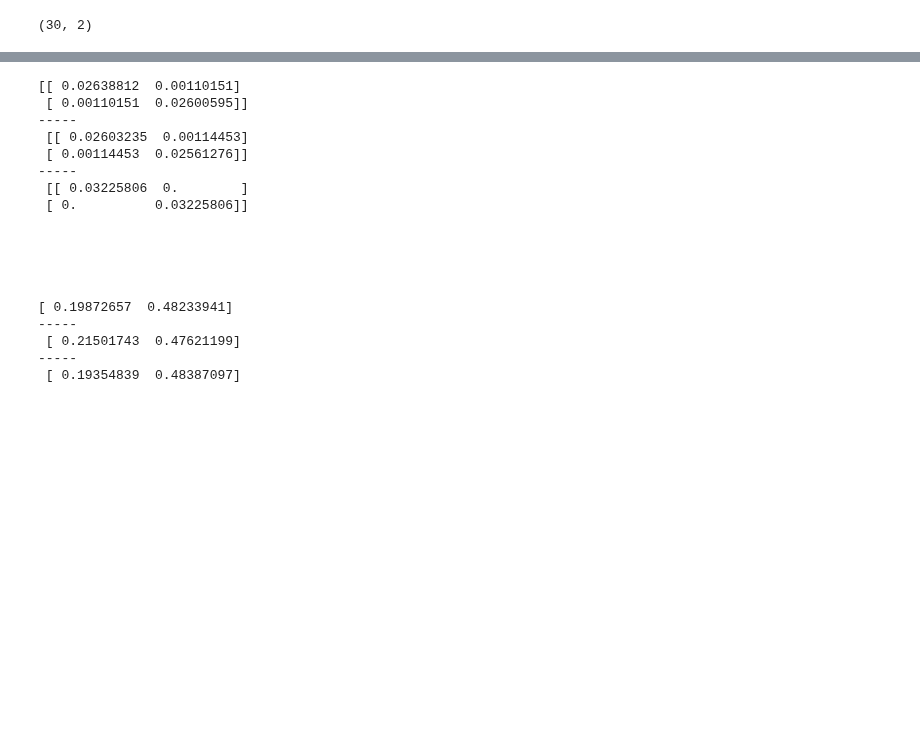
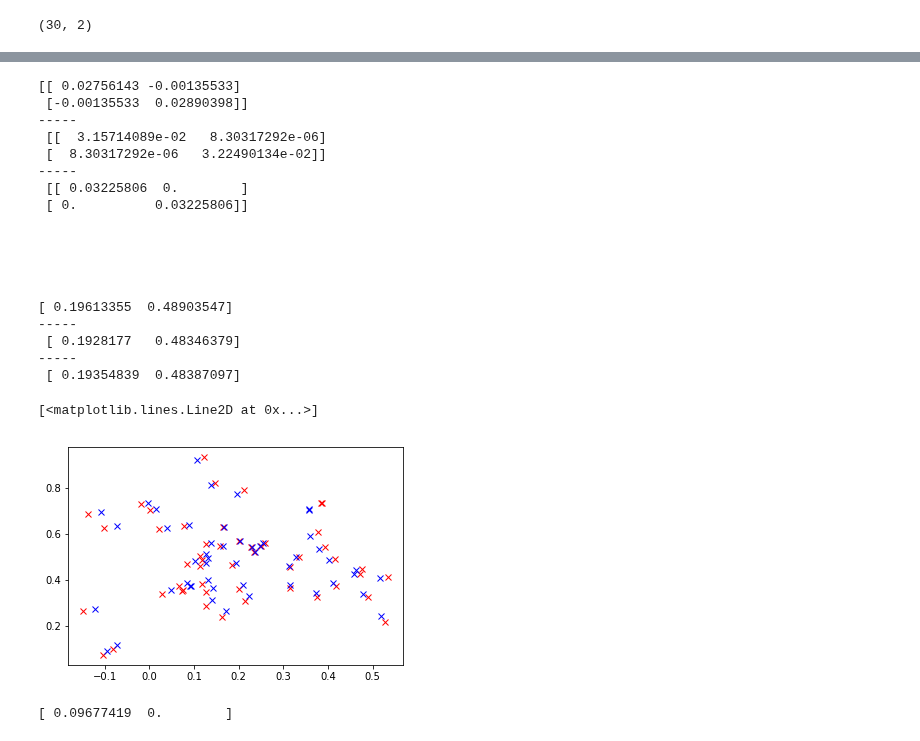
Before and after one commit to rgiordan/LinearResponseVariationalBayes.py, a Jupyter notebook: Experimentation/VariationalStein.ipynb, the cells around one changed output, grey strips where cells are left out. Saved outputs shown, nothing was run; the diff lists cells and outputs as text; code cells hidden in the pictures; blank space fills up the shorter version.

```diff
--- a/Experimentation/VariationalStein.ipynb
+++ b/Experimentation/VariationalStein.ipynb
@@ -142,19 +132,11 @@ def get_stein_direction(stein_gradient_generator, theta_draws):
 def get_stein_step(stein_gradient_generator, theta_draws, start_scale=1.0):
     stein_direction = get_stein_direction(stein_gradient_generator, theta_draws)
 
-    theta_sd = np.std(theta_draws, axis=0)
-    num_draws = theta_draws.shape[0]
-    theta_se = theta_sd / np.sqrt(num_draws)
-
-    # This is the step size that changes the mean by no more than se_scale times
-    # a standard error.
-    stein_step_eps = np.min(theta_se / np.abs(np.mean(stein_direction, axis=0)))
-
     grad_mag = np.linalg.norm(stein_direction)
     grad_mag_diff = np.float('inf')
     scale = start_scale
     while grad_mag_diff > 0.:
-        theta_update = theta_draws + scale * stein_step_eps * stein_direction
+        theta_update = theta_draws + scale * stein_direction
         new_direction = get_stein_direction(stein_gradient_generator, theta_update)
         new_grad_mag = np.linalg.norm(new_direction)
         grad_mag_diff = new_grad_mag - grad_mag
@@ -164,7 +146,7 @@ def get_stein_step(stein_gradient_generator, theta_draws, start_scale=1.0):
         else:
             print('Accepting step from ', grad_mag, ' to ', new_grad_mag)
 
-    return theta_update, stein_direction, scale, stein_step_eps
+    return theta_update, stein_direction, scale
 # %%
 
 true_mean = mvn_model.get_post_mean()
@@ -174,12 +156,20 @@ theta_draws = osp.stats.multivariate_normal.rvs(
     cov=mvn_model.get_post_cov())
 init_theta_draws = deepcopy(theta_draws)
 
-last_scale = 1.0
+theta_sd = np.std(theta_draws, axis=0)
+num_draws = theta_draws.shape[0]
+theta_se = theta_sd / np.sqrt(num_draws)
+
+# This is the step size that changes the mean by no more than one
+# a standard error.
+theta_draws, stein_direction, last_scale = \
+    get_stein_step(stein_gradient_generator, theta_draws, start_scale=1.0)
+last_scale = np.min(theta_se / np.abs(np.mean(stein_direction, axis=0)))
+
 for step in range(20):
-    theta_draws, stein_direction, last_scale, stein_step_eps = \
+    theta_draws, stein_direction, last_scale = \
         get_stein_step(stein_gradient_generator, theta_draws, start_scale=1.5 * last_scale)
     print(np.linalg.norm(stein_direction))
-    #print(np.mean(theta_draws, axis=0) - true_mean)
 
 print('Done.')
 # %% [output]
@@ -202,29 +192,43 @@ Accepting step from  0.0586492904007  to  0.051795962242
 Done.
 # %%
-print(np.cov(np.transpose(theta_draws)), '\n-----\n',
-      np.cov(np.transpose(init_theta_draws)), '\n-----\n',
+print(np.cov(np.transpose(init_theta_draws)), '\n-----\n',
+      np.cov(np.transpose(theta_draws)), '\n-----\n',
       mvn_model.get_post_cov())
 
 print('\n\n\n\n')
-print(np.mean(theta_draws, axis=0), '\n-----\n',
-      np.mean(init_theta_draws, axis=0), '\n-----\n',
+print(np.mean(init_theta_draws, axis=0), '\n-----\n',
+      np.mean(theta_draws, axis=0), '\n-----\n',
       mvn_model.get_post_mean())
+
+plt.plot(theta_draws[:, 0], theta_draws[:, 1], 'rx')
+plt.plot(init_theta_draws[:, 0], init_theta_draws[:, 1], 'bx')
 # %% [output]
-[[ 0.02638812  0.00110151]
- [ 0.00110151  0.02600595]]
+[[ 0.02756143 -0.00135533]
+ [-0.00135533  0.02890398]]
 -----
- [[ 0.02603235  0.00114453]
- [ 0.00114453  0.02561276]]
+ [[  3.15714089e-02   8.30317292e-06]
+ [  8.30317292e-06   3.22490134e-02]]
 -----
  [[ 0.03225806  0.        ]
  [ 0.          0.03225806]]
 
 
 
 
 
-[ 0.19872657  0.48233941]
+[ 0.19613355  0.48903547]
 -----
- [ 0.21501743  0.47621199]
+ [ 0.1928177   0.48346379]
 -----
  [ 0.19354839  0.48387097]
+[<matplotlib.lines.Line2D at 0x...>]
+[figure, added]
+# %%
+prior_loc_pert = deepcopy(prior_loc)
+prior_loc_pert[0] += 3
+mvn_model_pert = MVNModel(obs, obs_info_mat, prior_loc_pert)
+theta_draws_pert = deepcopy(theta_draws)
+
+print(mvn_model_pert.get_post_mean() - mvn_model.get_post_mean())
+# %% [output]
+[ 0.09677419  0.        ]
```
Also changed, not shown: parts of 5 cells of this notebook.
